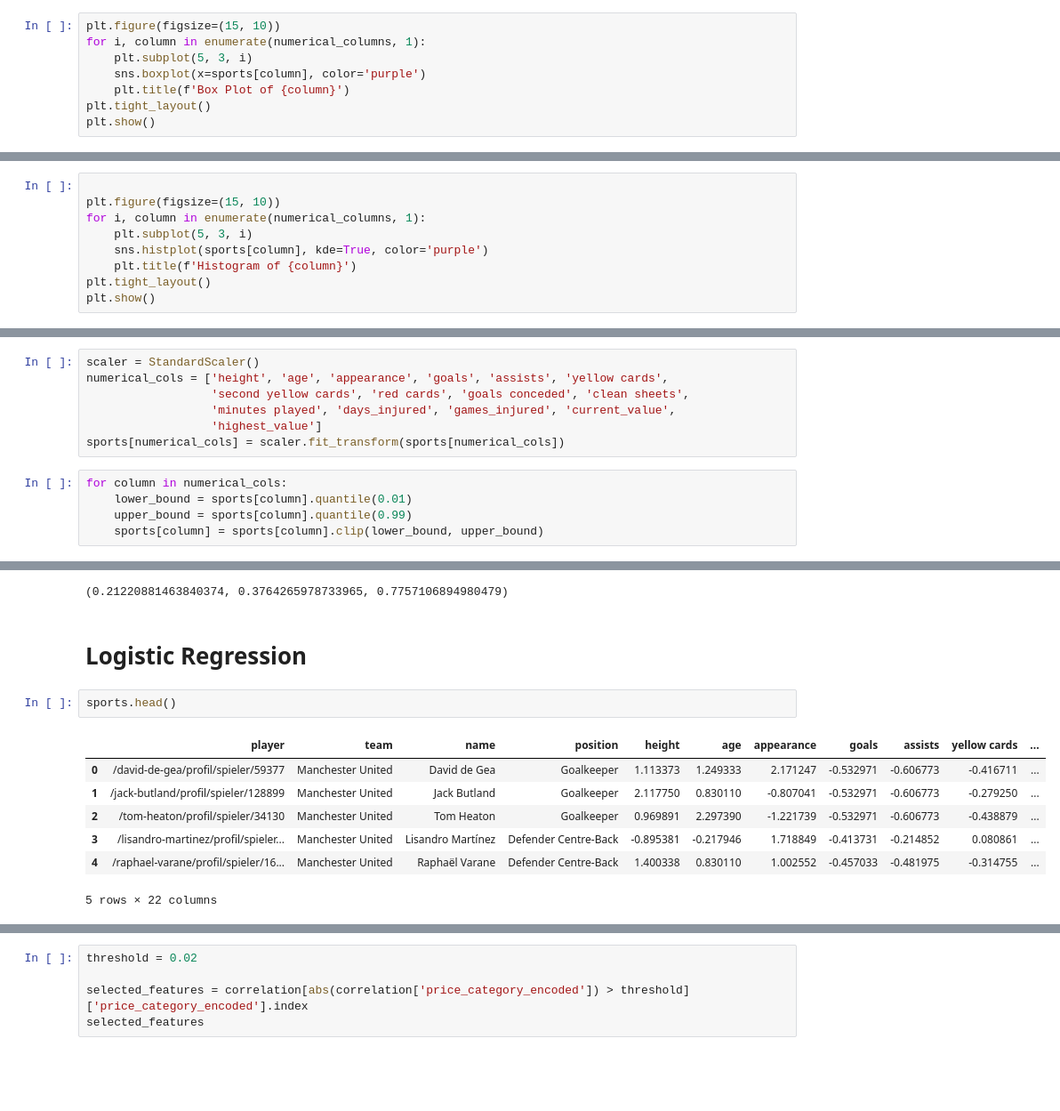
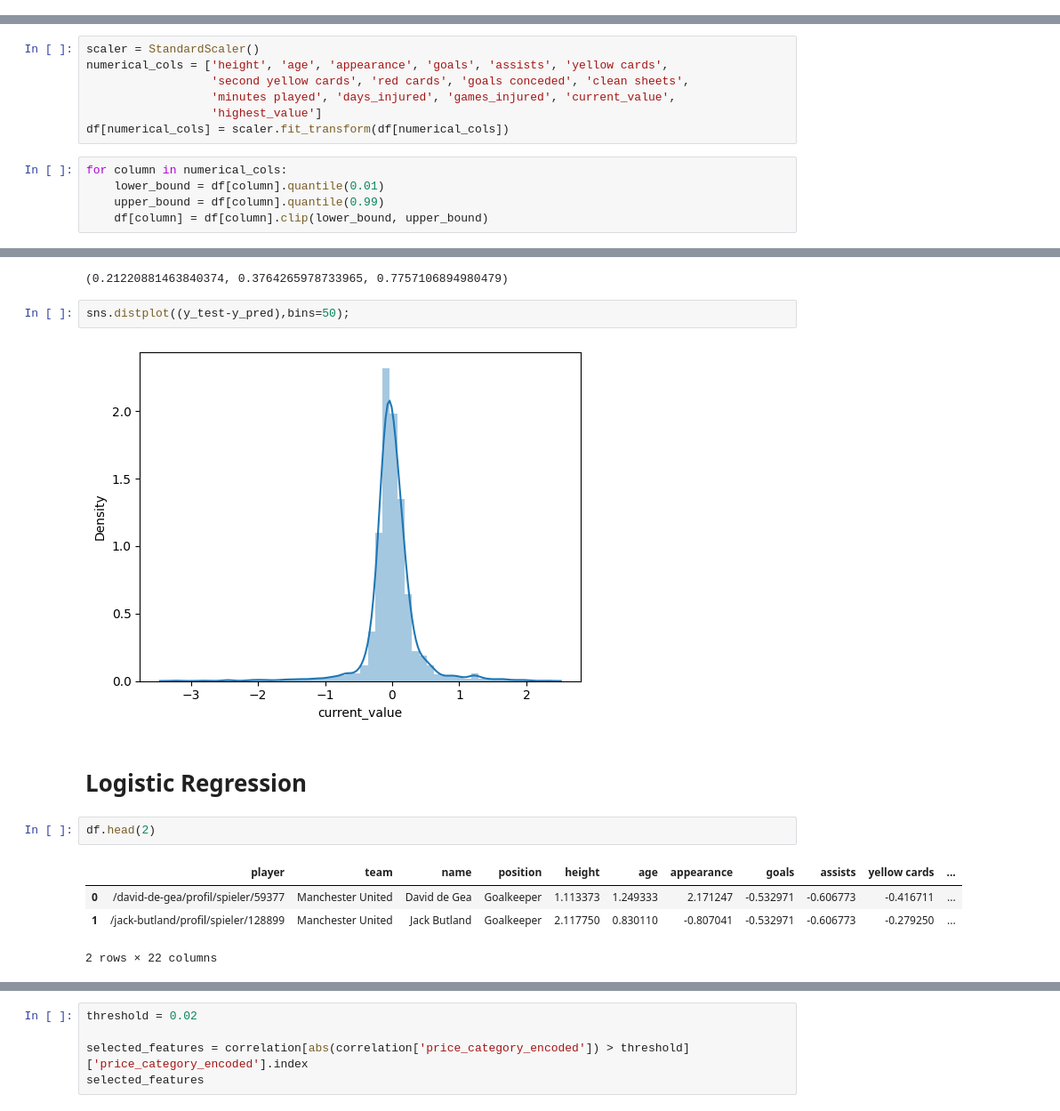
Before and after one commit to Tuwaiq-DS-ML-bootcamp-V-6/Use-case-7, a Jupyter notebook: EDA and Machine Learning.ipynb, the cells around one changed output, grey strips where cells are left out. Shown at 89% size. Saved outputs shown, nothing was run; the diff lists cells and outputs as text; blank space fills up the shorter version.

```diff
--- a/EDA and Machine Learning.ipynb
+++ b/EDA and Machine Learning.ipynb
@@ -578,11 +551,3 @@ plt.show()
 we need to understand the central tendency and spread of the variable (Descriptive Analysis) using:
    - Box plot
    - Histogram
-# %%
-plt.figure(figsize=(15, 10))
-for i, column in enumerate(numerical_columns, 1):
-    plt.subplot(5, 3, i)
-    sns.boxplot(x=sports[column], color='purple')
-    plt.title(f'Box Plot of {column}')
-plt.tight_layout()
-plt.show()
@@ -591,9 +553,0 @@ plt.show()
-# %%
-
-plt.figure(figsize=(15, 10))
-for i, column in enumerate(numerical_columns, 1):
-    plt.subplot(5, 3, i)
-    sns.histplot(sports[column], kde=True, color='purple')
-    plt.title(f'Histogram of {column}')
-plt.tight_layout()
-plt.show()
@@ -680,10 +634,10 @@ numerical_cols = ['height', 'age', 'appearance', 'goals', 'assists', 'yellow car
                   'second yellow cards', 'red cards', 'goals conceded', 'clean sheets',
                   'minutes played', 'days_injured', 'games_injured', 'current_value',
                   'highest_value']
-sports[numerical_cols] = scaler.fit_transform(sports[numerical_cols])
+df[numerical_cols] = scaler.fit_transform(df[numerical_cols])
 # %%
 for column in numerical_cols:
-    lower_bound = sports[column].quantile(0.01)
-    upper_bound = sports[column].quantile(0.99)
-    sports[column] = sports[column].clip(lower_bound, upper_bound)
+    lower_bound = df[column].quantile(0.01)
+    upper_bound = df[column].quantile(0.99)
+    df[column] = df[column].clip(lower_bound, upper_bound)
 # %%
@@ -864,16 +817,17 @@ r2 = r2_score(y_test, y_pred)
 mae, rmse, r2
 # %% [output]
 (0.21220881463840374, 0.3764265978733965, 0.7757106894980479)
+# %%
+sns.distplot((y_test-y_pred),bins=50);
+# %% [output]
+[figure, added]
 # %% [markdown]
 # Logistic Regression
 # %%
-sports.head()
+df.head(2)
 # %% [output]
 |  | player | team | name | position | height | age | appearance | goals | assists | yellow cards | ... |
 | 0 | /david-de-gea/profil/spieler/59377 | Manchester United | David de Gea | Goalkeeper | 1.113373 | 1.249333 | 2.171247 | -0.532971 | -0.606773 | -0.416711 | ... |
 | 1 | /jack-butland/profil/spieler/128899 | Manchester United | Jack Butland | Goalkeeper | 2.117750 | 0.830110 | -0.807041 | -0.532971 | -0.606773 | -0.279250 | ... |
-| 2 | /tom-heaton/profil/spieler/34130 | Manchester United | Tom Heaton | Goalkeeper | 0.969891 | 2.297390 | -1.221739 | -0.532971 | -0.606773 | -0.438879 | ... |
-| 3 | /lisandro-martinez/profil/spieler... | Manchester United | Lisandro Martínez | Defender Centre-Back | -0.895381 | -0.217946 | 1.718849 | -0.413731 | -0.214852 | 0.080861 | ... |
-| 4 | /raphael-varane/profil/spieler/16... | Manchester United | Raphaël Varane | Defender Centre-Back | 1.400338 | 0.830110 | 1.002552 | -0.457033 | -0.481975 | -0.314755 | ... |
-5 rows × 22 columns
+2 rows × 22 columns
 # %%
```
Also changed, not shown: parts of 177 cells of this notebook.
